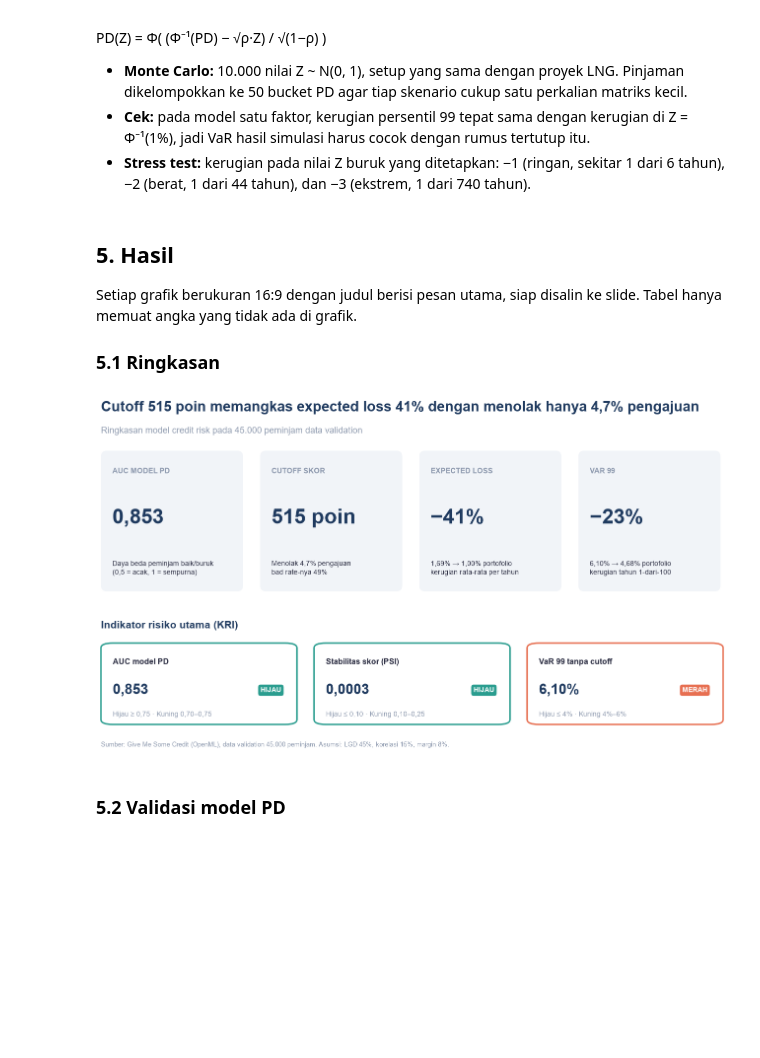
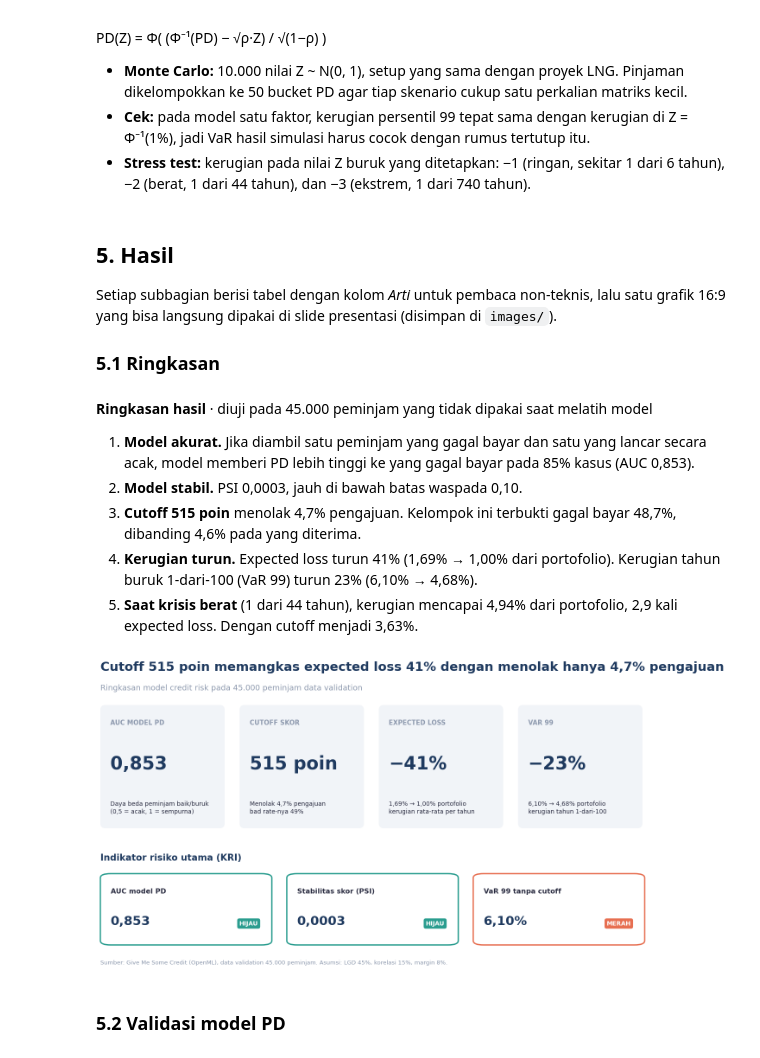
Before and after one commit to aldo02032004/credit-risk-model, a Jupyter notebook: credit_risk_model.ipynb, the cells around one changed output. Cells and saved outputs as stored; diff of their text form; code cells hidden in the pictures; blank space fills up the shorter version.

```diff
--- a/credit_risk_model.ipynb
+++ b/credit_risk_model.ipynb
@@ -186,7 +190,7 @@ def loss(z, book):                                                  # rugi sebag
 
 def metrics(c):
     var = np.quantile(c, P["conf"])
-    return pd.Series({"EL": c.mean(), "VaR 99": var, "CVaR 99": c[c >= var].mean(), "UL = VaR − EL": var - c.mean()})
+    return pd.Series({"EL": c.mean(), "Std": c.std(), "VaR 99": var, "CVaR 99": c[c >= var].mean(), "UL = VaR − EL": var - c.mean()})
 
 Z = np.random.default_rng(P["seed"]).standard_normal(P["n_sims"])   # seed sama → skenario sama untuk dua kebijakan
 lolos = port[port.lolos]
@@ -195,19 +199,22 @@ m = pd.DataFrame({"Tanpa cutoff": metrics(L), "Dengan cutoff": metrics(L_cut)})
 
 stres = pd.DataFrame({"Z": [0, -1, -2, -3]}, index=["Median", "Ringan", "Berat", "Ekstrem"])
 stres["1 dari N tahun"] = 1 / norm.cdf(stres.Z)
+stres["PD12 rata-rata"] = [loss(z, port).item() / P["lgd"] for z in stres.Z]
 stres["Rugi tanpa cutoff"] = [loss(z, port).item() for z in stres.Z]
 stres["Rugi dengan cutoff"] = [loss(z, lolos).item() for z in stres.Z]
+stres["Rugi / EL"] = stres["Rugi tanpa cutoff"] / m.loc["EL", "Tanpa cutoff"]
 
 cut = pd.Series({
     "Approval rate": port.lolos.mean(), "Bad rate aktual, semua": port.default.mean(),
     "Bad rate aktual, lolos": lolos.default.mean(), "Bad rate aktual, ditolak": port[~port.lolos].default.mean(),
+    "EL tanpa cutoff": m.loc["EL", "Tanpa cutoff"], "EL dengan cutoff": m.loc["EL", "Dengan cutoff"],
 })
 
 # KRI: (nilai, batas hijau, batas kuning); AUC dibalik tanda karena makin tinggi makin baik
 kri = pd.DataFrame([
     ("AUC model PD",       val.AUC["Logistik"],  0.75, 0.70, -1),   # batas umum validasi model
-    ("Stabilitas skor (PSI)", val["PSI dev→val"]["Logistik"], 0.10, 0.25, 1),   # konvensi PSI industri
-    ("VaR 99 tanpa cutoff", m.loc["VaR 99", "Tanpa cutoff"], 0.04, 0.06, 1),   # risk appetite (asumsi)
+    ("PSI skor dev → val", val["PSI dev→val"]["Logistik"], 0.10, 0.25, 1),   # konvensi PSI industri
+    ("VaR 99 (% portofolio)", m.loc["VaR 99", "Tanpa cutoff"], 0.04, 0.06, 1),   # risk appetite (asumsi)
 ], columns=["KRI", "nilai", "hijau", "kuning", "arah"]).set_index("KRI")
 kri["status"] = [status(r.arah * r.nilai, r.arah * r.hijau, r.arah * r.kuning) for r in kri.itertuples()]
 
@@ -218,48 +225,78 @@ assert cut["Bad rate aktual, lolos"] < cut["Bad rate aktual, semua"] < cut["Bad
 # %% [markdown]
 ## 5. Hasil
 
-Setiap grafik berukuran 16:9 dengan judul berisi pesan utama, siap disalin ke slide. Tabel hanya memuat angka yang tidak ada di grafik.
+Setiap subbagian berisi tabel dengan kolom *Arti* untuk pembaca non-teknis, lalu satu grafik 16:9 yang bisa langsung dipakai di slide presentasi (disimpan di `images/`).
 
 ### 5.1 Ringkasan
 # %%
 mt, mc = m["Tanpa cutoff"], m["Dengan cutoff"]
 ap, v = cut["Approval rate"], val.loc["Logistik"]
 turun = lambda a, b: pct(1 - b / a, 0)
+display(Markdown(f"""
+**Ringkasan hasil** · diuji pada {num(len(port), 0)} peminjam yang tidak dipakai saat melatih model
+
+1. **Model akurat.** Jika diambil satu peminjam yang gagal bayar dan satu yang lancar secara acak, model memberi PD lebih tinggi ke yang gagal bayar pada {pct(v.AUC, 0)} kasus (AUC {num(v.AUC)}).
+2. **Model stabil.** PSI {num(v['PSI dev→val'], 4)}, jauh di bawah batas waspada 0,10.
+3. **Cutoff {cutoff:.0f} poin** menolak {pct(1 - ap)} pengajuan. Kelompok ini terbukti gagal bayar {pct(cut['Bad rate aktual, ditolak'])}, dibanding {pct(cut['Bad rate aktual, lolos'])} pada yang diterima.
+4. **Kerugian turun.** Expected loss turun {turun(mt['EL'], mc['EL'])} ({pct(mt['EL'], 2)} → {pct(mc['EL'], 2)} dari portofolio). Kerugian tahun buruk 1-dari-100 (VaR 99) turun {turun(mt['VaR 99'], mc['VaR 99'])} ({pct(mt['VaR 99'], 2)} → {pct(mc['VaR 99'], 2)}).
+5. **Saat krisis berat** (1 dari 44 tahun), kerugian mencapai {pct(stres.loc['Berat', 'Rugi tanpa cutoff'], 2)} dari portofolio, {num(stres.loc['Berat', 'Rugi / EL'], 1)} kali expected loss. Dengan cutoff menjadi {pct(stres.loc['Berat', 'Rugi dengan cutoff'], 2)}.
+"""))
 
 fig = slide(f"Cutoff {cutoff:.0f} poin memangkas expected loss {turun(mt['EL'], mc['EL'])} "
             f"dengan menolak hanya {pct(1 - ap)} pengajuan",
             f"Ringkasan model credit risk pada {num(len(port), 0)} peminjam data validation")
+
+# Membagi 4 KPI secara presisi dengan koordinat x terdistribusi simetris
 kpi = [
     ("AUC model PD", num(v.AUC), "Daya beda peminjam baik/buruk\n(0,5 = acak, 1 = sempurna)"),
     ("Cutoff skor", f"{cutoff:.0f} poin", f"Menolak {pct(1 - ap)} pengajuan\nbad rate-nya {pct(cut['Bad rate aktual, ditolak'], 0)}"),
     ("Expected loss", f"−{turun(mt['EL'], mc['EL'])}", f"{pct(mt['EL'], 2)} → {pct(mc['EL'], 2)} portofolio\nkerugian rata-rata per tahun"),
-    ("VaR 99", f"−{turun(mt['VaR 99'], mc['VaR 99'])}", f"{pct(mt['VaR 99'], 2)} → {pct(mc['VaR 99'], 2)} portofolio\nkerugian tahun 1-dari-100"),
+    ("VaR 99", f"−{turun(mt['VaR 99'], mc['VaR 99'])}", f"{pct(mt['VaR 99'], 2)} → {pct(mc['VaR 99'], 2)} portofolio\nkerugian tahun 1-dari-100")
 ]
-for i, (lab, nilai, ket) in enumerate(kpi):                        # 4 kartu KPI, jarak simetris
-    a = fig.add_axes([0.03 + i * 0.242, 0.44, 0.216, 0.38]); a.axis("off")
+
+for i, (lab, nilai, ket) in enumerate(kpi):
+    a = fig.add_axes([0.03 + i * 0.242, 0.44, 0.216, 0.38])
+    a.axis("off")
     a.add_patch(FancyBboxPatch((0, 0), 1, 1, boxstyle="round,pad=0,rounding_size=0.04", fc=C["latar"], ec="none",
                                transform=a.transAxes, clip_on=False))
     a.text(0.08, 0.84, lab.upper(), fontsize=10.5, fontweight="bold", color=C["abu"], transform=a.transAxes)
     a.text(0.08, 0.52, nilai, fontsize=30, fontweight="bold", color=C["navy"], va="center", transform=a.transAxes)
     a.text(0.08, 0.12, ket, fontsize=10, color=C["teks"], linespacing=1.35, transform=a.transAxes)
 
-# 3 kartu KRI: nilai, status, dan ambangnya (ambang AUC & PSI = praktik umum; ambang VaR = risk appetite, asumsi)
-f_nilai = [num, lambda x: num(x, 4), lambda x: pct(x, 2)]
-f_ambang = [lambda x: num(x, 2), lambda x: num(x, 2), lambda x: pct(x, 0)]
+nama_kri = {
+    "AUC model PD": "AUC model PD",
+    "PSI skor dev → val": "Stabilitas skor (PSI)",
+    "VaR 99 (% portofolio)": "VaR 99 tanpa cutoff"
+}
+nilai_kri = [num(kri.nilai.iloc[0]), num(kri.nilai.iloc[1], 4), pct(kri.nilai.iloc[2], 2)]
+
 fig.text(0.03, 0.34, "Indikator risiko utama (KRI)", fontsize=15, fontweight="bold", color=C["navy"])
-for i, (r, fn, fa) in enumerate(zip(kri.itertuples(), f_nilai, f_ambang)):
-    a = fig.add_axes([0.03 + i * 0.324, 0.08, 0.298, 0.22]); a.axis("off")
+
+# Membagi 3 KRI secara presisi dan simetris
+for i, ((k, r), nilai) in enumerate(zip(kri.iterrows(), nilai_kri)):
+    a = fig.add_axes([0.03 + i * 0.324, 0.08, 0.298, 0.22])
+    a.axis("off")
     a.add_patch(FancyBboxPatch((0, 0), 1, 1, boxstyle="round,pad=0,rounding_size=0.06", fc="white",
                                ec=warna_status[r.status], lw=2.2, transform=a.transAxes, clip_on=False))
-    a.text(0.06, 0.74, r.Index, fontsize=11.5, fontweight="bold", color=C["teks"], transform=a.transAxes)
-    a.text(0.06, 0.42, fn(r.nilai), fontsize=21, fontweight="bold", color=C["navy"], va="center", transform=a.transAxes)
-    a.text(0.92, 0.42, r.status, fontsize=10, fontweight="bold", color="white", ha="right", va="center",
-           transform=a.transAxes, bbox=dict(boxstyle="round,pad=0.35", fc=warna_status[r.status], ec="none"))
-    a.text(0.06, 0.10, f"Hijau {'≥' if r.arah < 0 else '≤'} {fa(r.hijau)} · Kuning {fa(min(r.hijau, r.kuning))}–"
-           f"{fa(max(r.hijau, r.kuning))}", fontsize=10, color=C["abu"], transform=a.transAxes)
-fig.savefig("images/01_ringkasan.png"); plt.show()
+    a.text(0.06, 0.72, nama_kri[k], fontsize=11.5, fontweight="bold", color=C["teks"], transform=a.transAxes)
+    a.text(0.06, 0.28, nilai, fontsize=21, fontweight="bold", color=C["navy"], transform=a.transAxes)
+
+    # Menempatkan badge status dengan padding aman di sisi kanan agar simetris dan tidak menabrak teks
+    a.text(0.92, 0.30, r.status, fontsize=10, fontweight="bold", color="white", ha="right", va="center", transform=a.transAxes,
+           bbox=dict(boxstyle="round,pad=0.35", fc=warna_status[r.status], ec="none"))
+
+fig.savefig("images/01_ringkasan.png")
+plt.show()
 # %% [output]
+
+**Ringkasan hasil** · diuji pada 45.000 peminjam yang tidak dipakai saat melatih model
+
+1. **Model akurat.** Jika diambil satu peminjam yang gagal bayar dan satu yang lancar secara acak, model memberi PD lebih tinggi ke yang gagal bayar pada 85% kasus (AUC 0,853).
+2. **Model stabil.** PSI 0,0003, jauh di bawah batas waspada 0,10.
+3. **Cutoff 515 poin** menolak 4,7% pengajuan. Kelompok ini terbukti gagal bayar 48,7%, dibanding 4,6% pada yang diterima.
+4. **Kerugian turun.** Expected loss turun 41% (1,69% → 1,00% dari portofolio). Kerugian tahun buruk 1-dari-100 (VaR 99) turun 23% (6,10% → 4,68%).
+5. **Saat krisis berat** (1 dari 44 tahun), kerugian mencapai 4,94% dari portofolio, 2,9 kali expected loss. Dengan cutoff menjadi 3,63%.
-[figure, old version]
+[figure, new version]
 # %% [markdown]
 ### 5.2 Validasi model PD
 # %%
```
Also changed, not shown: parts of 4 cells of this notebook.
